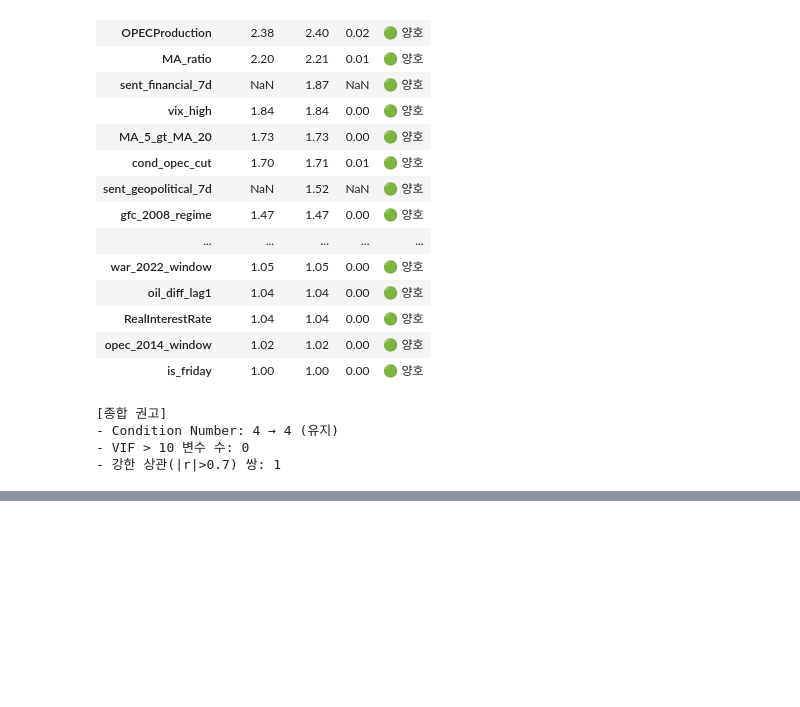
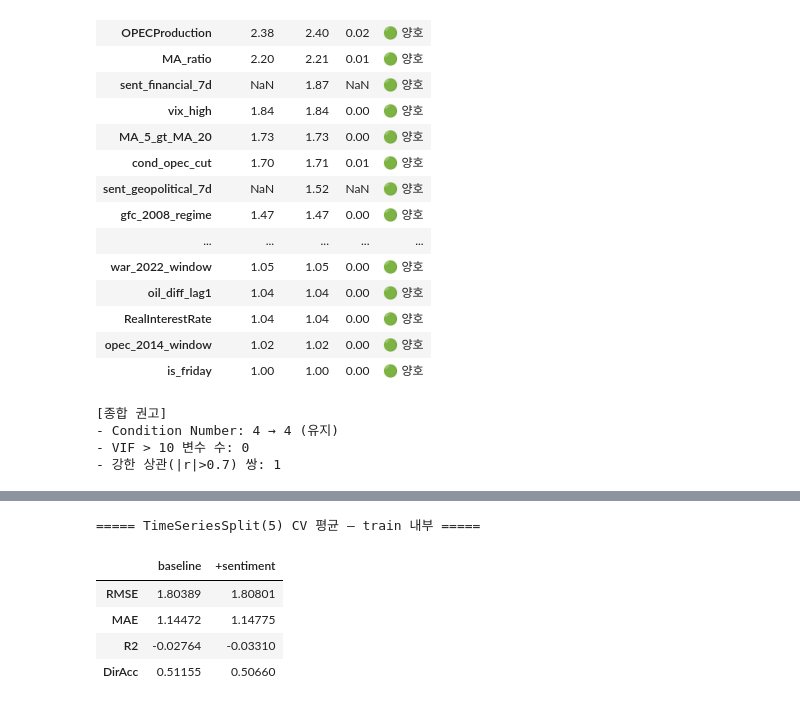
Before and after one commit to DGU-BAF/BAF-26-1-finance_2, a Jupyter notebook: src/Modeling2_OLS_prediction.ipynb, the cells around one changed output, grey strips where cells are left out. Saved outputs shown, nothing was run; the diff lists cells and outputs as text; code cells hidden in the pictures; blank space fills up the shorter version.

```diff
--- a/src/Modeling2_OLS_prediction.ipynb
+++ b/src/Modeling2_OLS_prediction.ipynb
@@ -358,0 +399,19 @@ print(f"- 강한 상관(|r|>0.7) 쌍: {len(corr_pairs)}")
+# %%
+# ── 평가 함수 ──
+def directional_accuracy(y_true, y_pred):
+    y_true, y_pred = np.asarray(y_true), np.asarray(y_pred)
+    mask = y_pred != 0
+    if mask.sum() == 0:
+        return np.nan
+    return float(np.mean(np.sign(y_true[mask]) == np.sign(y_pred[mask])))
+
+def regression_metrics(y_true, y_pred):
+    return {
+        "RMSE":   float(np.sqrt(mean_squared_error(y_true, y_pred))),
+        "MAE":    float(mean_absolute_error(y_true, y_pred)),
+        "R2":     float(r2_score(y_true, y_pred)),
+        "DirAcc": directional_accuracy(y_true, y_pred),
+    }
+
+def model_row(name, y_true, y_pred, n_vars):
+    return {"model": name, "n_vars": n_vars, **regression_metrics(y_true, y_pred)}
@@ -358,0 +479,29 @@ print(f"- 강한 상관(|r|>0.7) 쌍: {len(corr_pairs)}")
+# %%
+# ── TimeSeriesSplit CV (train 내부, baseline vs +sentiment) ──
+tscv = TimeSeriesSplit(n_splits=5)
+
+def cv_eval(feature_cols, name):
+    rows = []
+    for k, (tr, va) in enumerate(tscv.split(train), 1):
+        Xtr = sm.add_constant(train.iloc[tr][feature_cols], has_constant="add")
+        Xva = sm.add_constant(train.iloc[va][feature_cols], has_constant="add")
+        ytr, yva = train.iloc[tr][TARGET], train.iloc[va][TARGET]
+        m = sm.OLS(ytr, Xtr).fit()
+        rows.append({"fold": k, **regression_metrics(yva, m.predict(Xva))})
+    cvd = pd.DataFrame(rows)
+    mean = cvd[["RMSE","MAE","R2","DirAcc"]].mean()
+    return cvd, mean
+
+cv_base, mean_base = cv_eval(base_cols,  "baseline")
+cv_sent, mean_sent = cv_eval(model_cols, "+sentiment")
+
+cv_summary = pd.DataFrame({"baseline": mean_base, "+sentiment": mean_sent}).round(5)
+print("===== TimeSeriesSplit(5) CV 평균 — train 내부 =====")
+display(cv_summary)
+# %% [output]
+===== TimeSeriesSplit(5) CV 평균 — train 내부 =====
+|  | baseline | +sentiment |
+| RMSE | 1.80389 | 1.80801 |
+| MAE | 1.14472 | 1.14775 |
+| R2 | -0.02764 | -0.03310 |
+| DirAcc | 0.51155 | 0.50660 |
```
Also changed, not shown: parts of 7 cells of this notebook, 17 other files.
